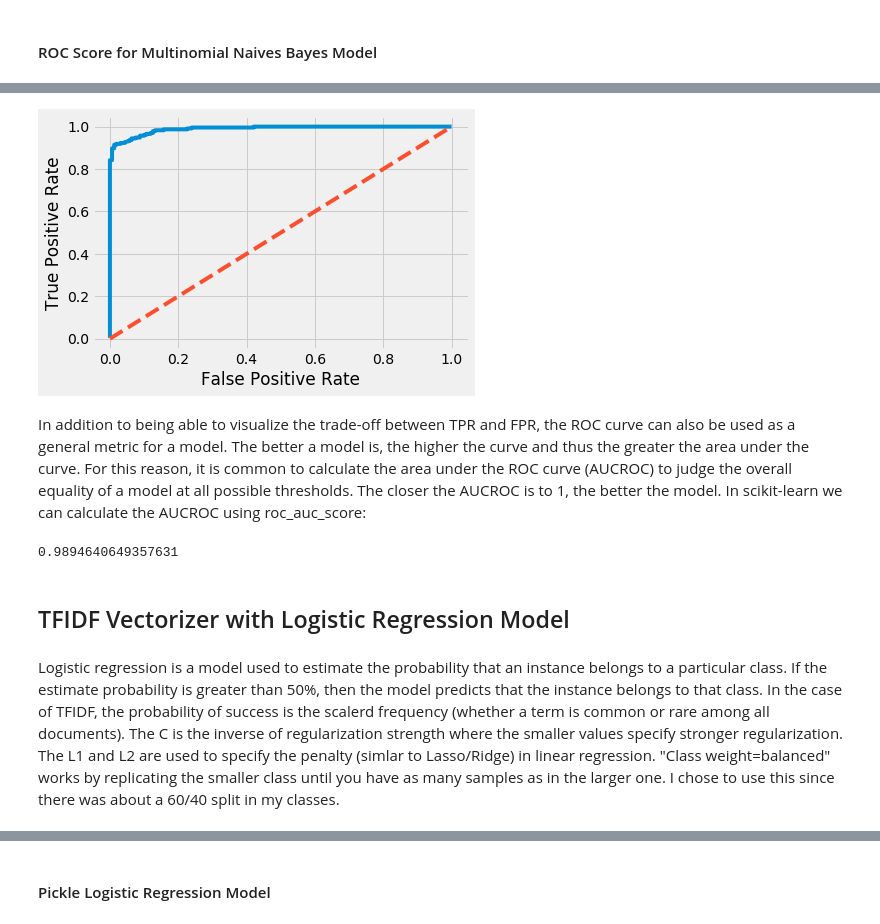
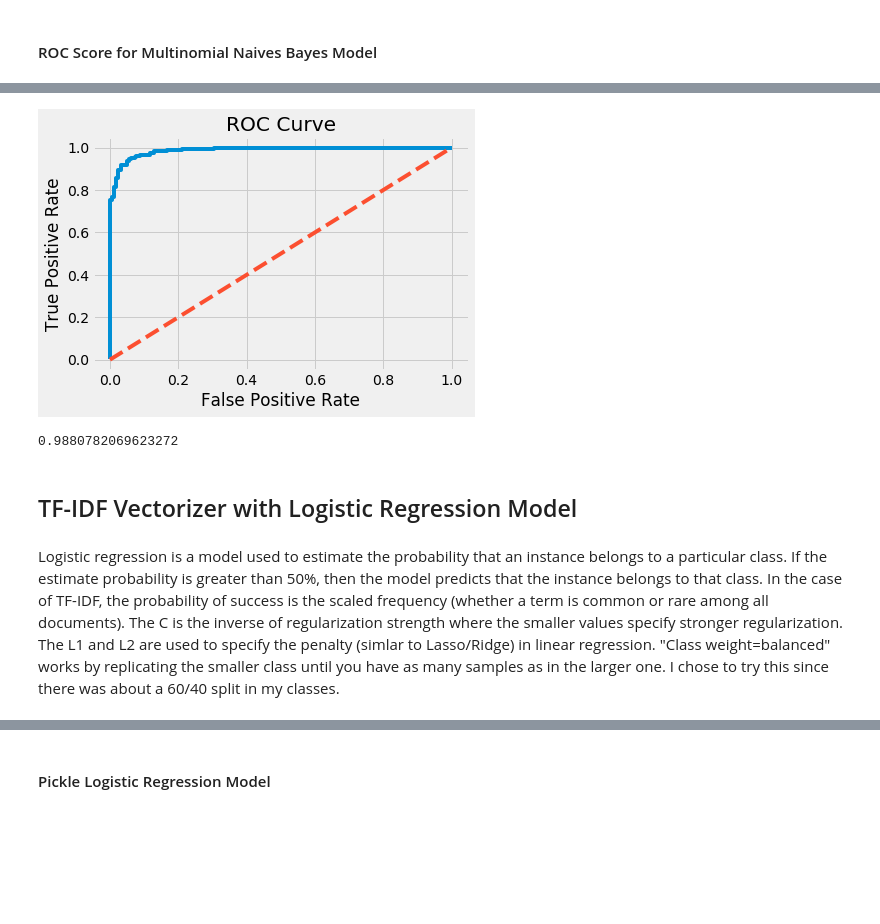
Before and after one commit to jamesdrabinsky/technical_subreddits_classifier, a Jupyter notebook: James Drabinsky_3/Notebooks/3_Modeling_Analysis.ipynb, the cells around one changed output, grey strips where cells are left out. Drawn from its saved outputs; the diff is of its cells as text; code cells hidden in the pictures; blank space fills up the shorter version.

```diff
--- a/James Drabinsky_3/Notebooks/3_Modeling_Analysis.ipynb
+++ b/James Drabinsky_3/Notebooks/3_Modeling_Analysis.ipynb
@@ -60,10 +59,10 @@ pipe = Pipeline([
     ('model', MultinomialNB())])
 # %%
 params = {
-    'tfidf__max_features': [1000],
-    'tfidf__max_df': [0.6],
-    'tfidf__min_df': [3],
-    'tfidf__ngram_range': [(1,2)]
+    'tfidf__max_features': [1000, 2000, 3000],
+    'tfidf__max_df': [0.5, 0.6, 0.7],
+    'tfidf__min_df': [2, 3, 4],
+    'tfidf__ngram_range': [(1,1), (1,2)]
 }
 # %%
 gs_multi = GridSearchCV(pipe, param_grid=params, cv=3)
@@ -247,23 +273,22 @@ fpr, tpr, threshold = roc_curve(y_test, gs_multi.predict_proba(X_test)[:, 1])
 # %%
 plt.figure()
 plt.plot(fpr, tpr)
 plt.plot([0, 1], ls="--")
 
+plt.title('ROC Curve')
 plt.xlabel('False Positive Rate')
 plt.ylabel('True Positive Rate');
 # %% [output]
-[figure, old version]
+[figure, new version]
-# %% [markdown]
-In addition to being able to visualize the trade-off between TPR and FPR, the ROC curve can also be used as a general metric for a model. The better a model is, the higher the curve and thus the greater the area under the curve. For this reason, it is common to calculate the area under the ROC curve (AUCROC) to judge the overall equality of a model at all possible thresholds. The closer the AUCROC is to 1, the better the model. In scikit-learn we can calculate the AUCROC using roc_auc_score:
 # %%
 roc_auc_score(y_test, gs_multi.predict_proba(X_test)[:, 1])
 # %% [output]
-0.9894640649357631
+0.9880782069623272
 # %% [markdown]
-## TFIDF Vectorizer with Logistic Regression Model
+## TF-IDF Vectorizer with Logistic Regression Model
 # %% [markdown]
-Logistic regression is a model used to estimate the probability that an instance belongs to a particular class.  If the estimate probability is greater than 50%, then the model predicts that the instance belongs to that class.  In the case of TFIDF, the probability of success is the scalerd frequency (whether a term is common or rare among all documents).  The C is the inverse of regularization strength where the smaller values specify stronger regularization.
-The L1 and L2 are used to specify the penalty (simlar to Lasso/Ridge) in linear regression.  "Class weight=balanced" works by replicating the smaller class until you have as many samples as in the larger one.  I chose to use this since there was about a 60/40 split in my classes.
+Logistic regression is a model used to estimate the probability that an instance belongs to a particular class.  If the estimate probability is greater than 50%, then the model predicts that the instance belongs to that class.  In the case of TF-IDF, the probability of success is the scaled frequency (whether a term is common or rare among all documents).  The C is the inverse of regularization strength where the smaller values specify stronger regularization.
+The L1 and L2 are used to specify the penalty (simlar to Lasso/Ridge) in linear regression.  "Class weight=balanced" works by replicating the smaller class until you have as many samples as in the larger one.  I chose to try this since there was about a 60/40 split in my classes.
 # %%
 pipe = Pipeline([
     ('tfidf', TfidfVectorizer(stop_words=stop_word_list)),
```
Also changed, not shown: parts of 100 cells of this notebook, 11 other files.
